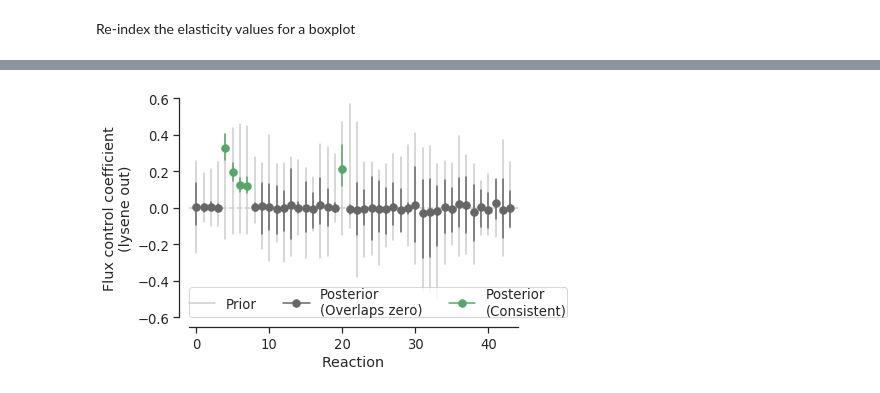
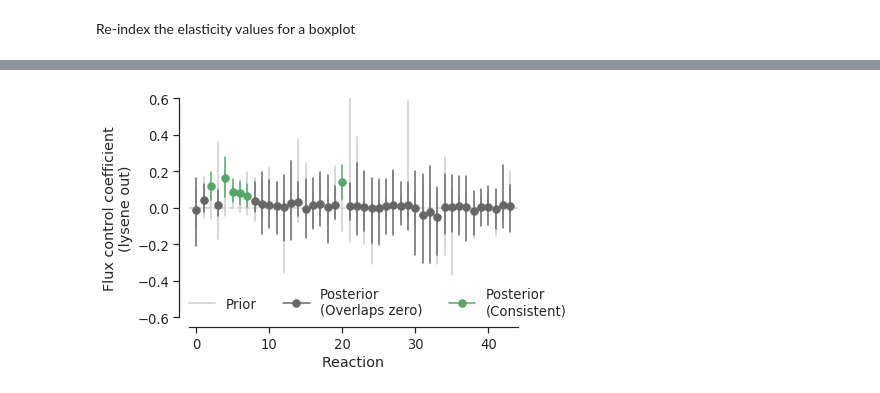
Before and after one commit to pstjohn/emll, a Jupyter notebook: notebooks/contador.ipynb, the cells around one changed output, grey strips where cells are left out. Cells and saved outputs as stored; diff of their text form; code cells hidden in the pictures.

```diff
--- a/notebooks/contador.ipynb
+++ b/notebooks/contador.ipynb
@@ -177,2 +215,29 @@ with pymc_model:
 # %% [markdown]
 Plot the posterior predictive distributions in the estimated lysine flux, which shows that the estimated kinetic parameters closely reproduce the overexpression rankings
+# %%
+fig = plt.figure(figsize=(3.5,3.5))
+ax = fig.add_subplot(111)
+
+for i in range(n_exp):
+
+    hpd = pm.hpd(trace_vi['lys_mean'][:, i]) * v_star[lys_index]
+    mean = trace_vi['lys_mean'][:, i].mean() * v_star[lys_index]
+    ax.errorbar(ox_results[i] * v_star[lys_index], mean, yerr=np.atleast_2d([mean-hpd[0], mean-hpd[1]]), marker='o', label=strains[i])
+
+ax.plot(v_star[lys_index], v_star[lys_index], 'o', color='.4', label='dapA, lysC, dapB, dapD, dapE\n(reference)')
+
+legend = ax.legend(loc='center left', bbox_to_anchor=(1., .5), title='Strain')
+plt.setp(legend.get_title(),fontsize='x-large')
+
+ax.plot([0, .4], [0, .4], ls='--', color='.8', zorder=0, lw=2)
+
+ax.set_xlabel('Measured lysene flux (mol L$^{-1}$ week$^{-1}$)')
+ax.set_ylabel('Predicted lysene flux\n(mol L$^{-1}$ week$^{-1}$)')
+
+ax.set_xlim((-0.025, 0.4))
+ax.set_ylim((-0.025, 0.4))
+
+ax.set_xticks([0, .1, .2, .3, .4])
+
+sns.despine(trim=True)
+fig.savefig('lysine_flux_prediction.svg')
@@ -270,11 +334,12 @@ plt.tight_layout()
 # %%
-fcc = pd.DataFrame(np.array([ll.flux_control_coefficient(Ex=ex, en=e_hat[-1])[lys_index]
-                             for ex in trace_vi['Ex']]),
+fcc = pd.DataFrame(np.array([ll.flux_control_coefficient(Ex=trace_vi['Ex'][i])[lys_index]
+                             for i in range(len(trace_vi))]),
                    columns=[r.id for r in model.reactions])
 
-fcc_prior = pd.DataFrame(np.array([ll.flux_control_coefficient(Ex=ex, en=e_hat[-1])[lys_index]
-                                   for ex in trace_prior['Ex']]),
-                         columns=[r.id for r in model.reactions])
+fcc_prior = pd.DataFrame(np.array([ll.flux_control_coefficient(
+    Ex=trace_prior['Ex'][i])[lys_index]
+                                   for i in range(len(trace_prior))]),
+                   columns=[r.id for r in model.reactions])
 
 # Calculate the fcc values that have 95% Highest Posterior Densities with a consistent direction.
 hpd = pm.hpd(fcc.values)
@@ -297,36 +362,37 @@ for i, (name, col) in enumerate(fcc.iteritems()):
         l_4 = ax.plot([i, i], pm.hpd(col), color=color)
         dot_4 = ax.plot(i, col.median(), '.', color=color, ms=15)
 
     l_p = ax.plot([i, i], pm.hpd(fcc_prior[name]), color='.8', zorder=0)
 
 
 
 ax.axhline(0, ls='--', color='.8', zorder=0)
 
 #ax.set_ylim([-5E-5, 1E-4])
 # ax.set_xlim([-1, 16])
 
 plt.ticklabel_format(axis='y', style='sci', scilimits=(-2,2))
 ax.set_ylabel('Flux control coefficient\n(lysene out)')
 
 ax.set_xlabel('Reaction')
 
-plt.legend((l_p[0], (l_4[0], dot_4[0]), (l_g[0], dot_g[0]), ), ('Prior', 'Posterior\n(Overlaps zero)', 'Posterior\n(Consistent)'),
+plt.legend((l_p[0], (l_4[0], dot_4[0]), (l_g[0], dot_g[0]), ),
+           ('Prior', 'Posterior\n(Overlaps zero)', 'Posterior\n(Consistent)'),
            borderaxespad=0, borderpad=0, ncol=3)
 
 
 xs = np.where(fcc_consistent)[0]
 ys = fcc.loc[:, fcc_consistent].mean(0).values
 labels = fcc.columns[fcc_consistent]
 
 plt.ylim([-.6, .6])
 plt.xlim([-1, ll.nr])
 plt.tight_layout()
 
 sns.despine(trim=False, offset=10)
-# plt.savefig('fccs_contador.svg', transparent=True)
+plt.savefig('fccs_contador.svg', transparent=True)
 # %% [output]
-[figure, old version]
+[figure, new version]
 # %%
 fcc.columns[fcc_consistent]
 # %% [output]
```
Also changed, not shown: parts of 18 cells of this notebook.
